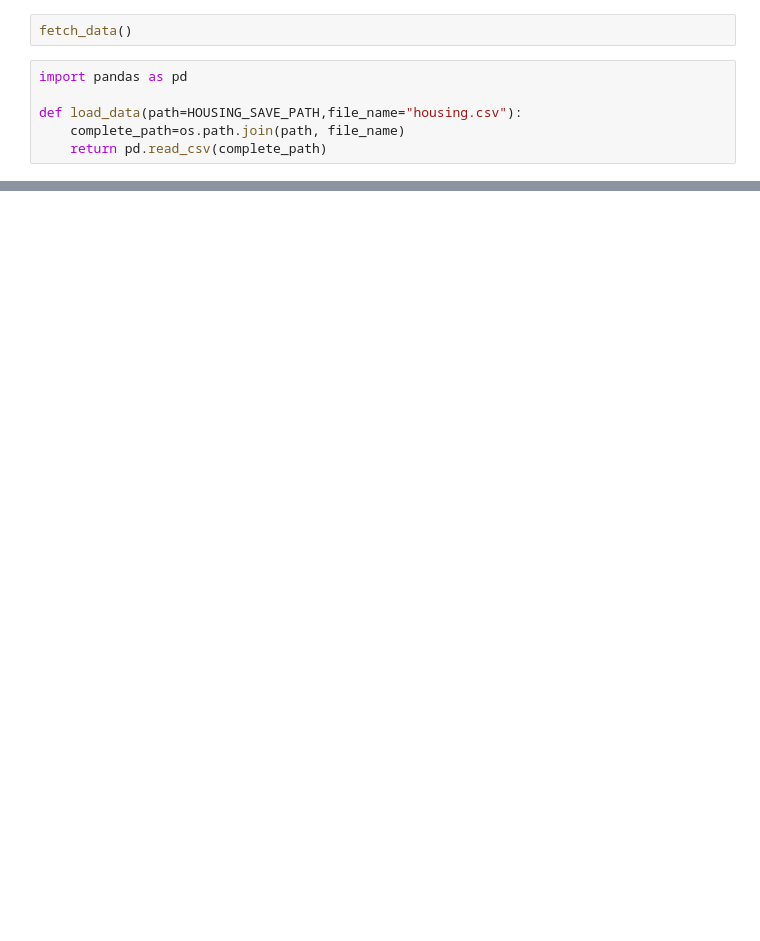
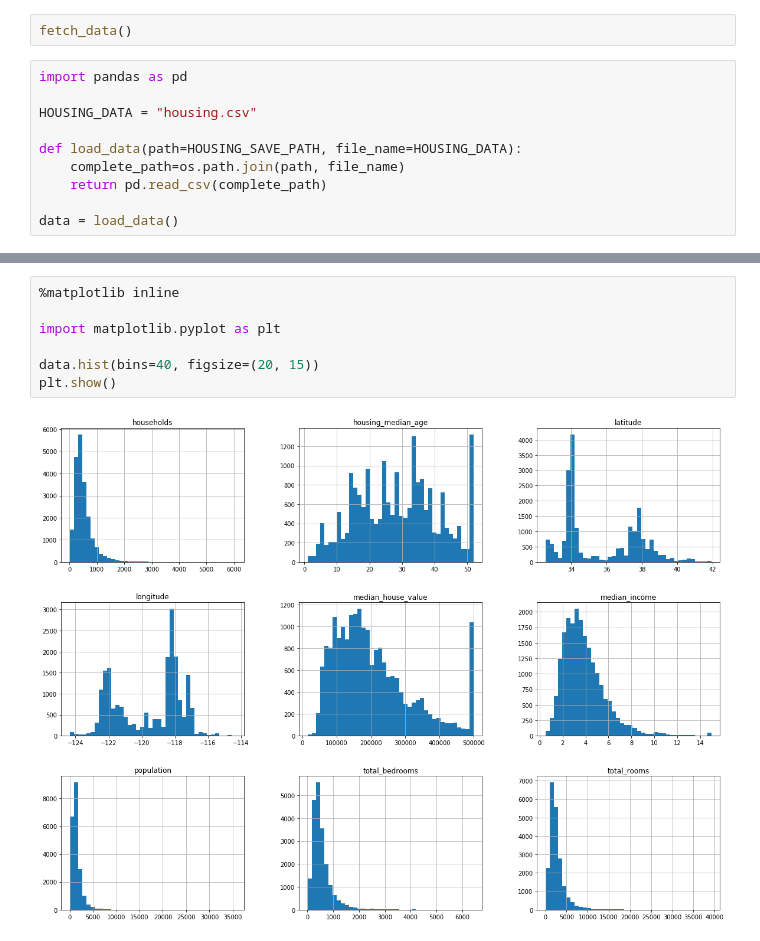
Before and after one commit to adrianpintilie96/California-housing-prices, a Jupyter notebook: California Housing Prices.ipynb, the cells around one changed output, grey strips where cells are left out. Drawn from its saved outputs; the diff is of its cells as text; blank space fills up the shorter version.

Commit message:
start looking at data

```diff
--- a/California Housing Prices.ipynb
+++ b/California Housing Prices.ipynb
@@ -63,6 +65,10 @@ fetch_data()
 # %%
 import pandas as pd
 
-def load_data(path=HOUSING_SAVE_PATH,file_name="housing.csv"):
+HOUSING_DATA = "housing.csv"
+
+def load_data(path=HOUSING_SAVE_PATH, file_name=HOUSING_DATA):
     complete_path=os.path.join(path, file_name)
     return pd.read_csv(complete_path)
+
+data = load_data()
@@ -78,0 +127,9 @@ data.head()
+# %%
+%matplotlib inline
+
+import matplotlib.pyplot as plt
+
+data.hist(bins=40, figsize=(20, 15))
+plt.show()
+# %% [output]
+[figure, added]
```
Also changed, not shown: parts of 8 cells of this notebook.
